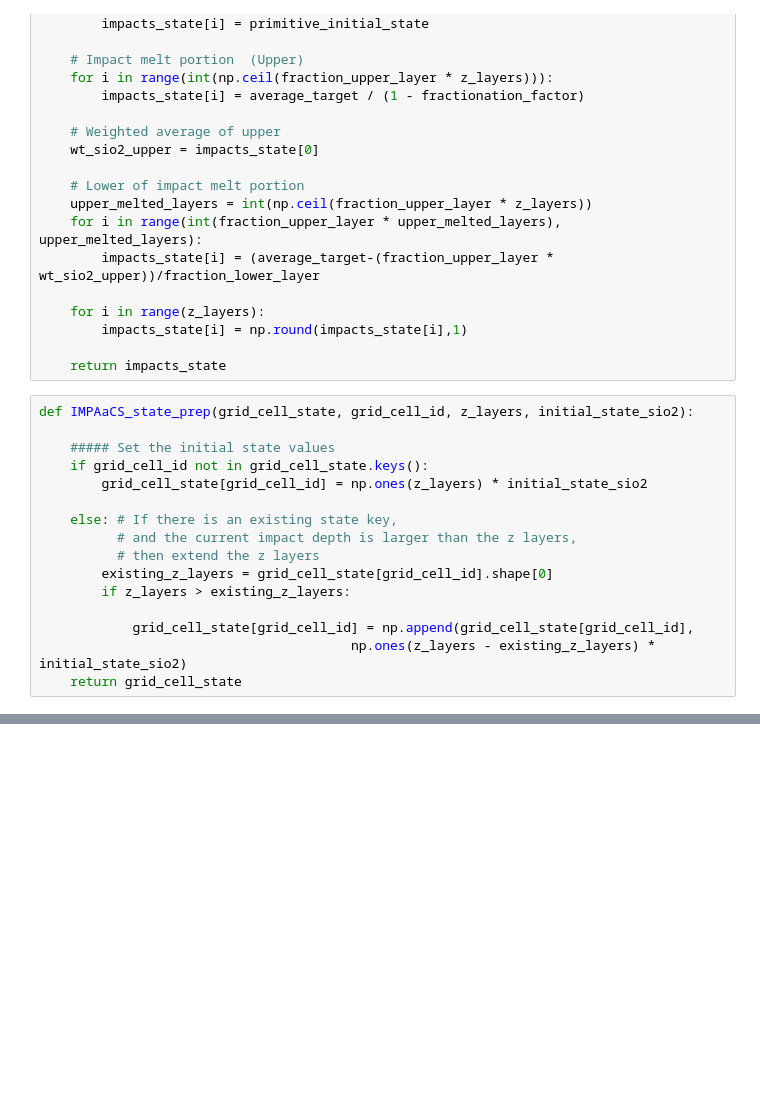
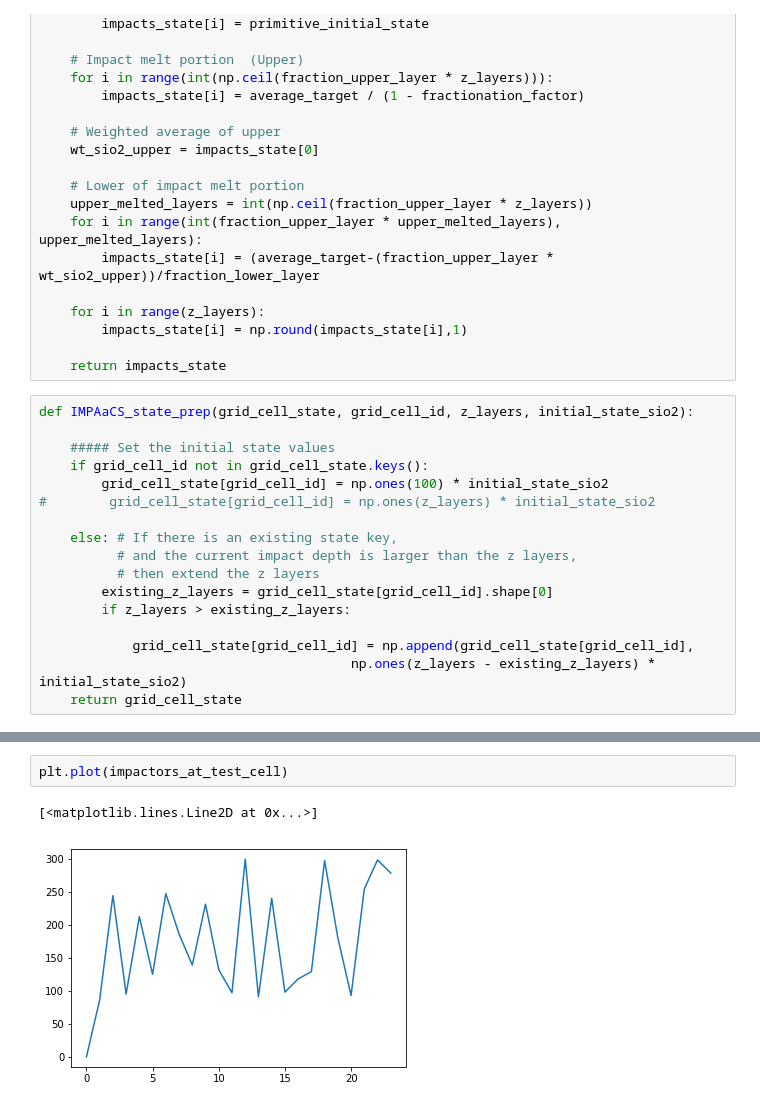
Before and after one commit to DualEarth/IMPaCS, a Jupyter notebook: impacts_dev5.ipynb, the cells around one changed output, grey strips where cells are left out. Cells and saved outputs as stored; diff of their text form; blank space fills up the shorter version.

```diff
--- a/impacts_dev5.ipynb
+++ b/impacts_dev5.ipynb
@@ -253,7 +253,8 @@ def IMPAaCS_state_prep(grid_cell_state, grid_cell_id, z_layers, initial_state_si
 
     ##### Set the initial state values
     if grid_cell_id not in grid_cell_state.keys():
-        grid_cell_state[grid_cell_id] = np.ones(z_layers) * initial_state_sio2
+        grid_cell_state[grid_cell_id] = np.ones(100) * initial_state_sio2
+#        grid_cell_state[grid_cell_id] = np.ones(z_layers) * initial_state_sio2
 
     else: # If there is an existing state key,
           # and the current impact depth is larger than the z layers,
@@ -387,0 +409,5 @@ SiO2 states:
+# %%
+plt.plot(impactors_at_test_cell)
+# %% [output]
+[<matplotlib.lines.Line2D at 0x...>]
+[figure, added]
```
Also changed, not shown: parts of 4 cells of this notebook, 2 other files.
